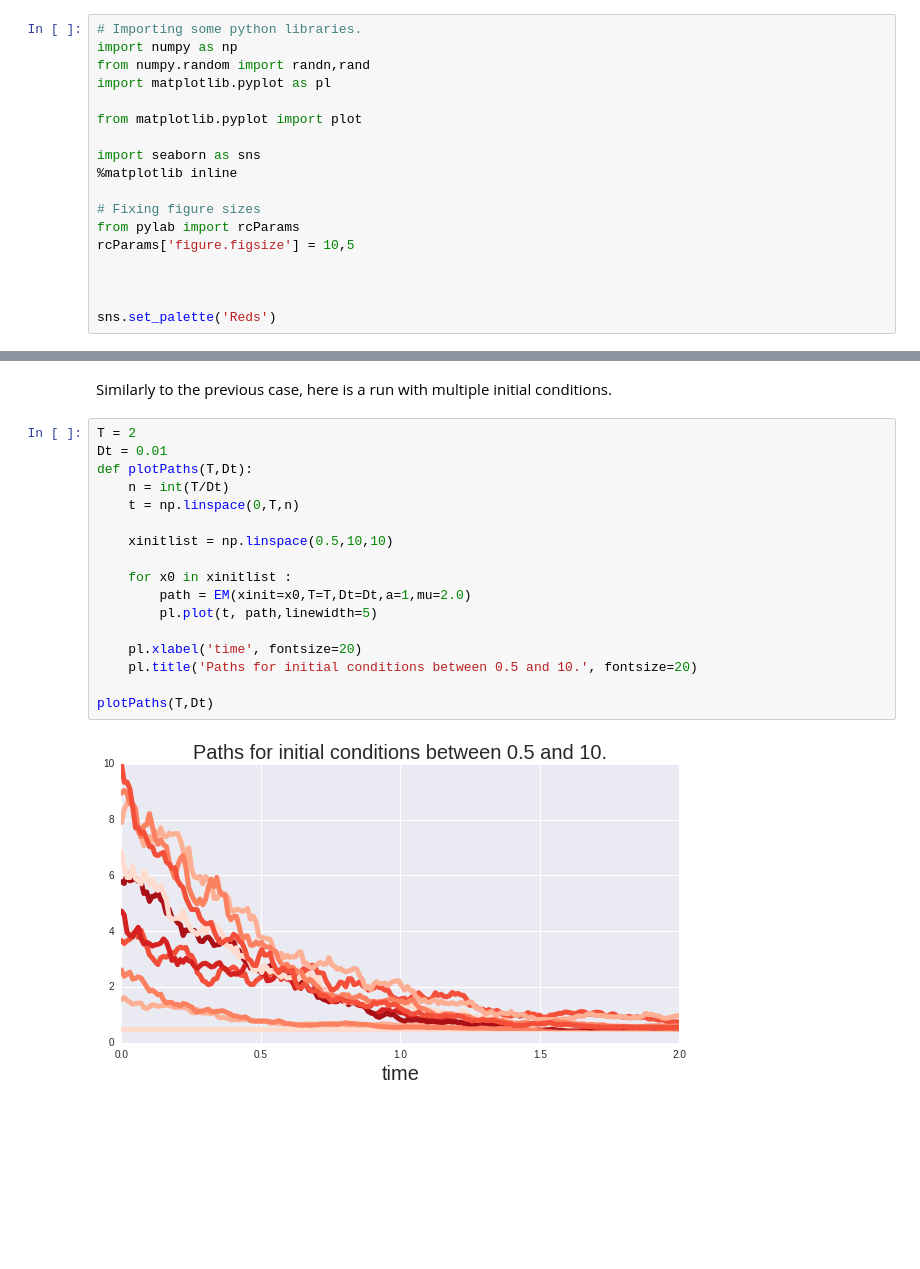
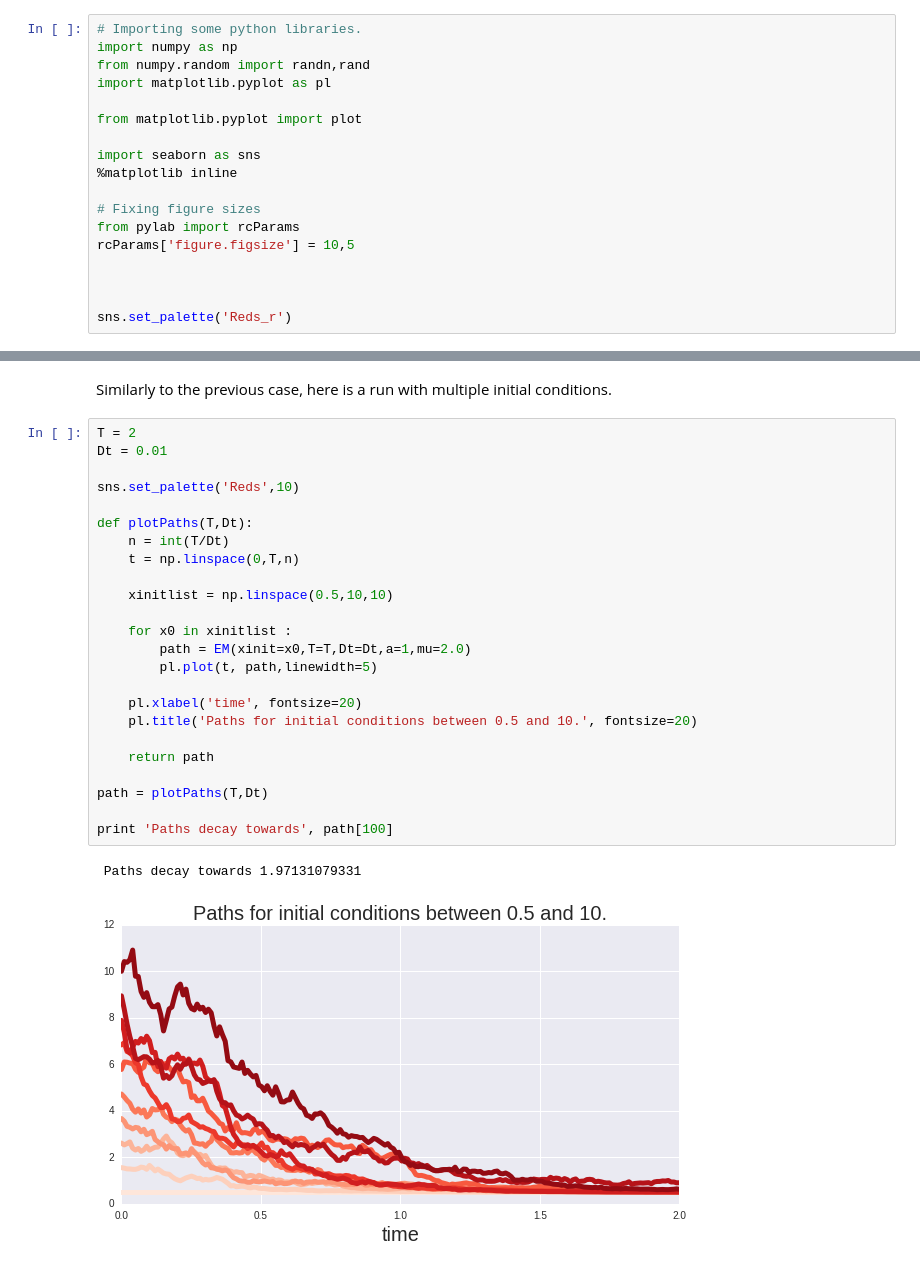
Before and after one commit to kgourgou/stoch-algo-variational-inference, a Jupyter notebook: ipython_notebooks/reactions.ipynb, the cells around one changed output, grey strips where cells are left out. Cells and saved outputs as stored; diff of their text form; blank space fills up the shorter version.

```diff
--- a/ipython_notebooks/reactions.ipynb
+++ b/ipython_notebooks/reactions.ipynb
@@ -34,7 +34,7 @@ rcParams['figure.figsize'] = 10,5
 
 
 
-sns.set_palette('Reds')
+sns.set_palette('Reds_r')
 # %% [markdown]
 # Reaction Network Homework
 
@@ -86,20 +86,28 @@ Similarly to the previous case, here is a run with multiple initial conditions.
 # %%
 T = 2
 Dt = 0.01
+
+sns.set_palette('Reds',10)
+
 def plotPaths(T,Dt):
     n = int(T/Dt)
     t = np.linspace(0,T,n)
 
     xinitlist = np.linspace(0.5,10,10)
 
     for x0 in xinitlist :
         path = EM(xinit=x0,T=T,Dt=Dt,a=1,mu=2.0)
         pl.plot(t, path,linewidth=5)
 
     pl.xlabel('time', fontsize=20)
     pl.title('Paths for initial conditions between 0.5 and 10.', fontsize=20)
 
-plotPaths(T,Dt)
+    return path
+
+path = plotPaths(T,Dt)
+
+print 'Paths decay towards', path[100]
 # %% [output]
+ Paths decay towards 1.97131079331
-[figure, old version]
+[figure, new version]
 # %% [markdown]
```
Also changed, not shown: parts of 8 cells of this notebook.
